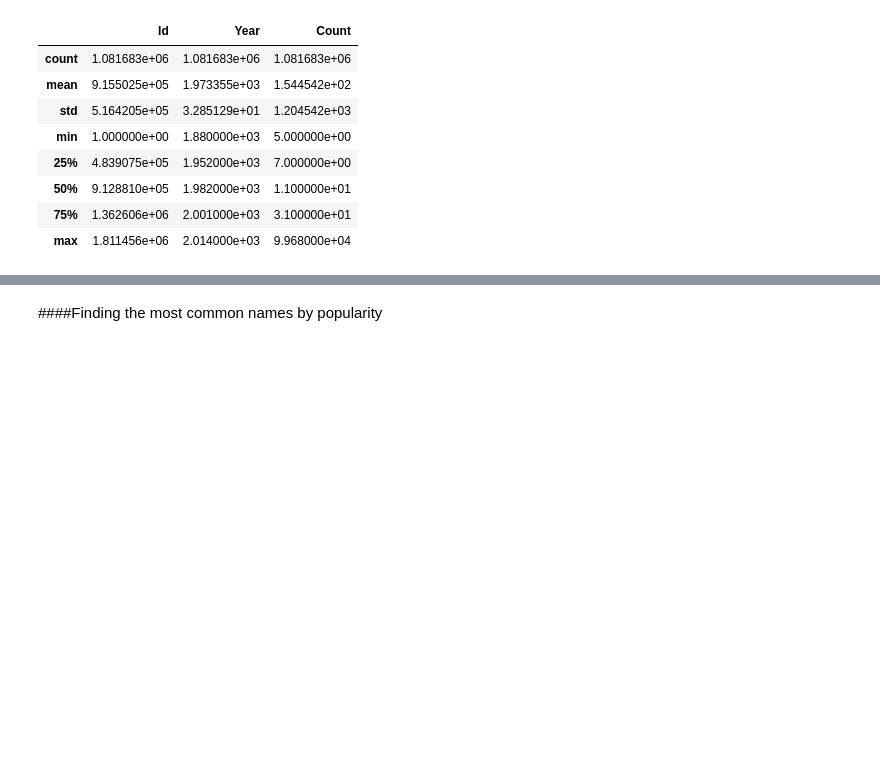
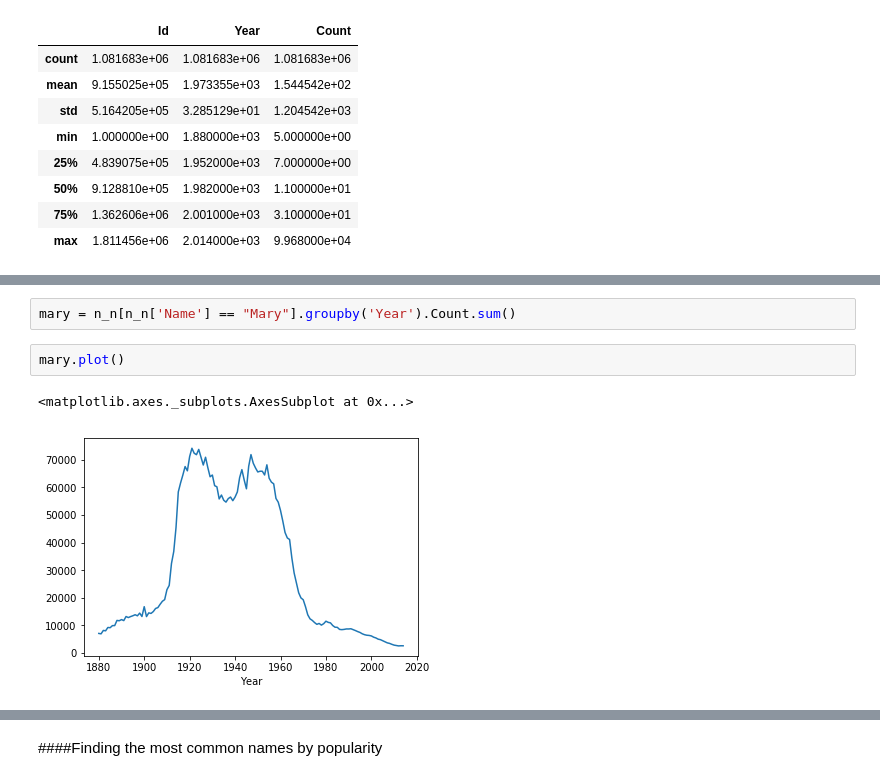
Before and after one commit to arunehealth/US_babynames, a Jupyter notebook: US_babynames.ipynb, the cells around one changed output, grey strips where cells are left out. Drawn from its saved outputs; the diff is of its cells as text; blank space fills up the shorter version.

```diff
--- a/US_babynames.ipynb
+++ b/US_babynames.ipynb
@@ -117,0 +210,7 @@ n_n.loc[(n_n['Name'] == "Mary") & (n_n['Gender'] == "F")]
+# %%
+mary = n_n[n_n['Name'] == "Mary"].groupby('Year').Count.sum()
+# %%
+mary.plot()
+# %% [output]
+<matplotlib.axes._subplots.AxesSubplot at 0x...>
+[figure, added]
```
Also changed, not shown: parts of 29 cells of this notebook.
